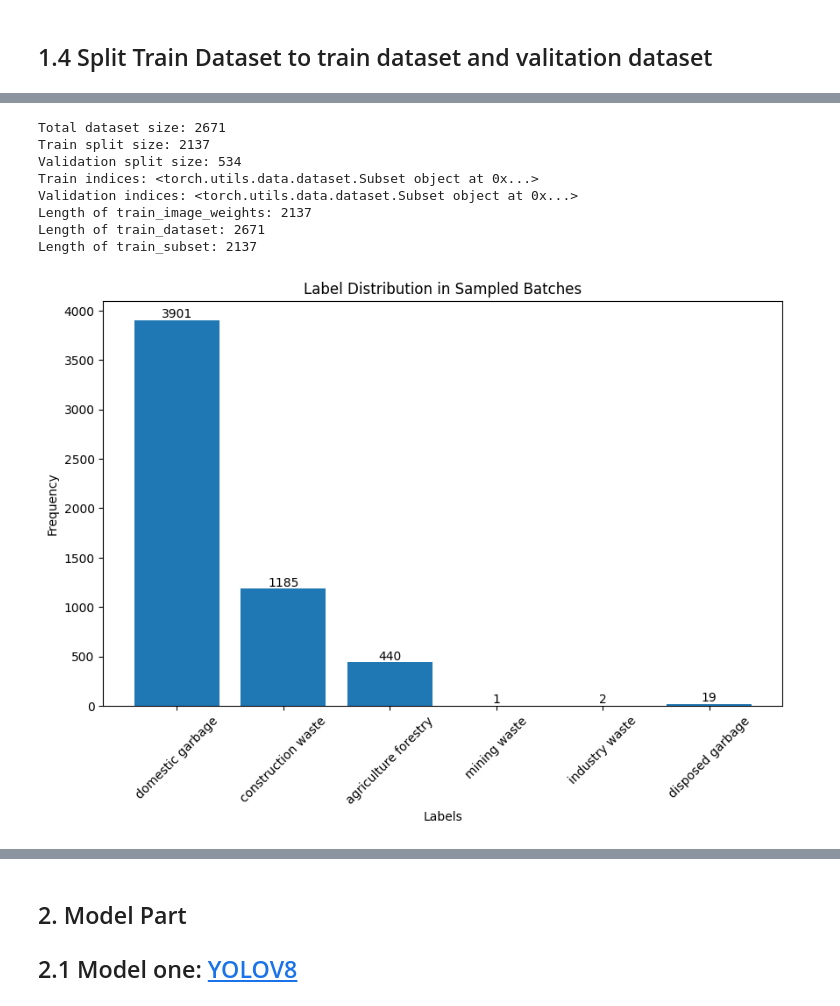
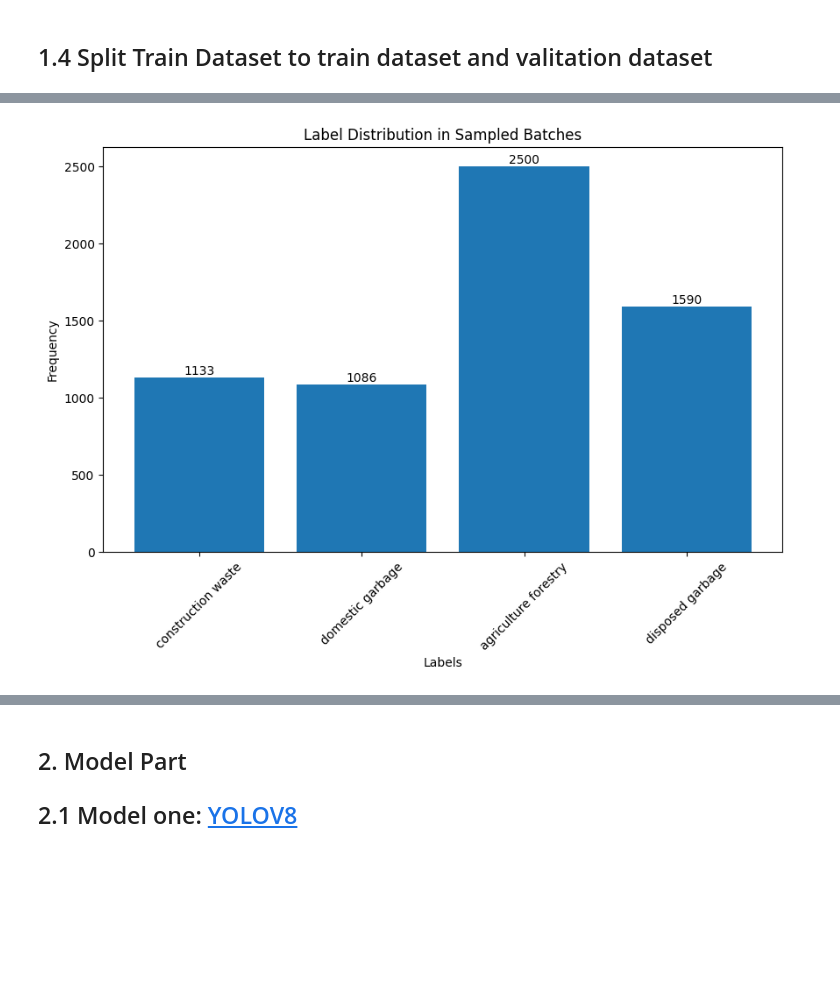
Before and after one commit to Doloreszjx/9444_Dumpsite_Monitoring, a Jupyter notebook: 9444_dumpsite_yolov8.ipynb, the cells around one changed output, grey strips where cells are left out. Cells and saved outputs as stored; diff of their text form; code cells hidden in the pictures; blank space fills up the shorter version.

Commit message:
update: data processing

```diff
--- a/9444_dumpsite_yolov8.ipynb
+++ b/9444_dumpsite_yolov8.ipynb
@@ -694,65 +631,31 @@ len(annotations)
 # %%
-# Check train and validation split
-dataset_size = len(train_dataset)
-validation_size = int(validation_split * dataset_size)
-train_size = dataset_size - validation_size
-
-train_indices, val_indices = random_split(range(dataset_size), [train_size, validation_size])
-
-# Debug: Print sizes to check for consistency
-print("Total dataset size:", dataset_size)
-print("Train split size:", len(train_indices))
-print("Validation split size:", len(val_indices))
-print("Train indices:", train_indices)
-print("Validation indices:", val_indices)
-
-# Check train_image_weights consistency
-print("Length of train_image_weights:", len(train_image_weights))
-print("Length of train_dataset:", len(train_dataset))
-print("Length of train_subset:", len(train_subset))
-assert len(train_image_weights) == len(train_subset), "train_image_weights length mismatch with train_subset"
-# assert len(train_subset_weights) == len(train_subset), "train_image_weights length mismatch with train_subset"
-
-
-
 def plot_label_distribution(dataloader, label_map):
-    # 统计标签分布
+    # Distribution of statistical labels
     label_counts = defaultdict(int)
 
-    # 迭代批次并统计标签数量
+    # Iterate through batches and count labels
     for batch in dataloader:
-        for labels in batch[1]:  # batch[1] 中包含的是 target，即标签
+        for labels in batch[1]:
             for label in labels['labels']:
                 label_counts[label.item()] += 1
 
-    # 显示标签分布
     labels, counts = zip(*label_counts.items())
-    labels = [list(label_map.keys())[list(label_map.values()).index(lab)] for lab in labels]  # 将标签映射回名称
+    labels = [list(label_map.keys())[list(label_map.values()).index(lab)] for lab in labels]
 
     plt.figure(figsize=(10, 6))
     bars = plt.bar(labels, counts)
     plt.xticks(rotation=45)
     plt.xlabel("Labels")
     plt.ylabel("Frequency")
     plt.title("Label Distribution in Sampled Batches")
 
     # Add counts above each bar
     for bar in bars:
         yval = bar.get_height()
         plt.text(bar.get_x() + bar.get_width()/2, yval, int(yval), ha='center', va='bottom')  # Display count
 
     plt.show()
 
-# 调用 plot_label_distribution 检查 train_dataloader 的标签分布
-# test_label_map 需要修改
-plot_label_distribution(train_dataloader, test_label_map)
+plot_label_distribution(train_dataloader, label_map)
 # %% [output]
-Total dataset size: 2671
-Train split size: 2137
-Validation split size: 534
-Train indices: <torch.utils.data.dataset.Subset object at 0x...>
-Validation indices: <torch.utils.data.dataset.Subset object at 0x...>
-Length of train_image_weights: 2137
-Length of train_dataset: 2671
-Length of train_subset: 2137
-[figure, old version]
+[figure, new version]
```
Also changed, not shown: parts of 30 cells of this notebook.
